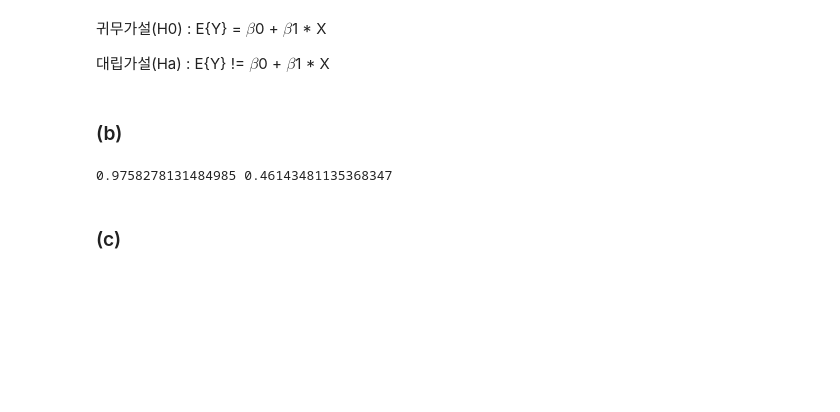
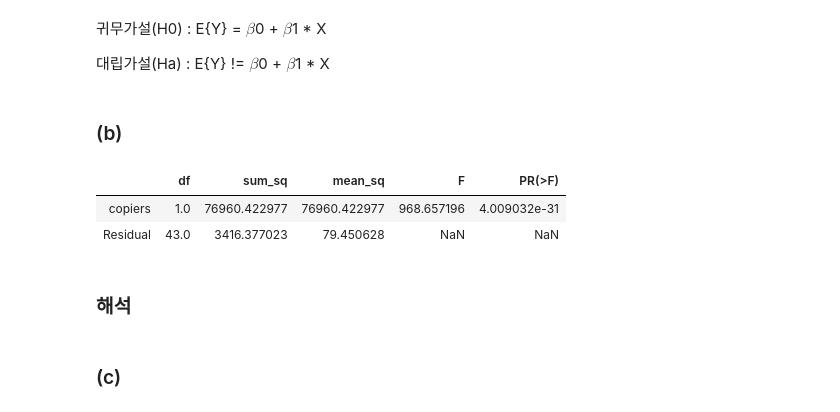
Before and after one commit to terry960302/TIL_Machine_Learning, a Jupyter notebook: Regression/Regression_hw3.ipynb, the cells around one changed output. Saved outputs shown, nothing was run; the diff lists cells and outputs as text; code cells hidden in the pictures; blank space fills up the shorter version.

```diff
--- a/Regression/Regression_hw3.ipynb
+++ b/Regression/Regression_hw3.ipynb
@@ -415,26 +415,23 @@ T*bf : 0.05186
 # %%
 data = pd.read_table("copier_maintenance.txt", header=None, names = ["minutes", "copiers"])
 
 df = pd.DataFrame(data)
 
-copiers = df["copiers"][:, np.newaxis]
-minutes = df["minutes"][:, np.newaxis]
+copiers = df["copiers"][:, np.newaxis] # x
+minutes = df["minutes"][:, np.newaxis] # y
 
-# full_model  = LinearRegression().fit(copiers, minutes)
+full_model = ols("minutes ~ copiers", data = df).fit()
 
-# beta_1 = full_model.coef_[0]
-# beta_0 = full_model.intercept_
+df["intercept"] = 1
+reduced_model = ols("minutes ~ intercept + C(copiers)", data=df).fit()
 
-full_model = ols("minutes ~ copiers", df).fit()
-
-anova_table = anova_lm(full_model)
-
-anova_table
-
-w, pvalue = stats.shapiro(full_model.resid)
-print(w, pvalue)
+anova_lm(full_model)
 # %% [output]
-0.9758278131484985 0.46143481135368347
+|  | df | sum_sq | mean_sq | F | PR(>F) |
+| copiers | 1.0 | 76960.422977 | 76960.422977 | 968.657196 | 4.009032e-31 |
+| Residual | 43.0 | 3416.377023 | 79.450628 | NaN | NaN |
+# %% [markdown]
+### 해석
 # %% [markdown]
 ### (c)
 # %% [markdown]
```
